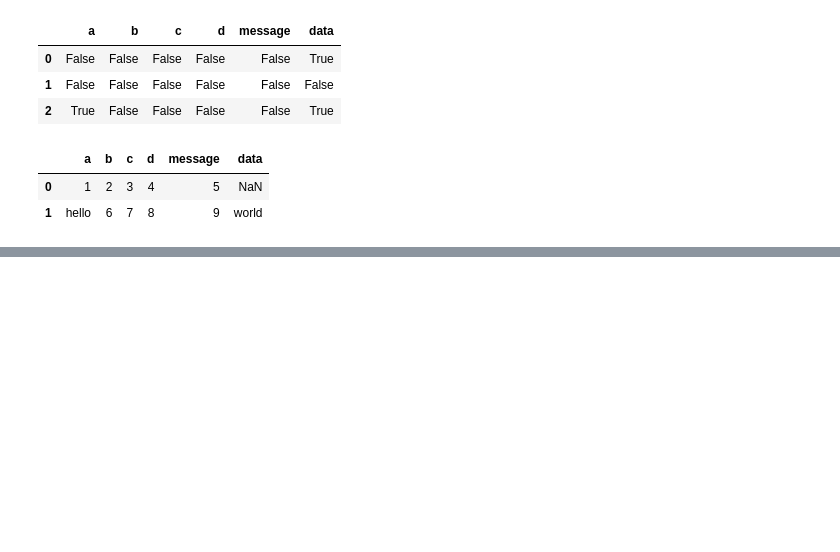
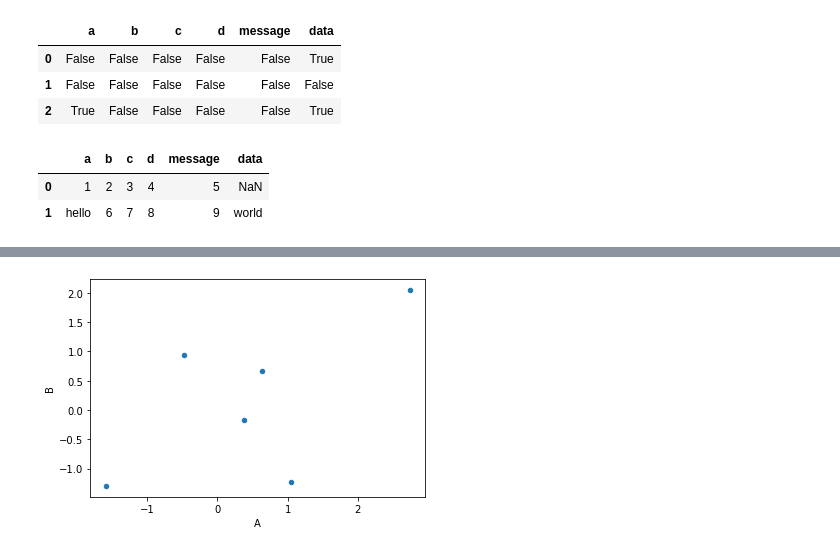
Before and after one commit to lllhhh/DeepLearningNotes, a Jupyter notebook: TXNLP/pandas.ipynb, the cells around one changed output, grey strips where cells are left out. Saved outputs shown, nothing was run; the diff lists cells and outputs as text; code cells hidden in the pictures; blank space fills up the shorter version.

```diff
--- a/TXNLP/pandas.ipynb
+++ b/TXNLP/pandas.ipynb
@@ -652,0 +689,5 @@ data.to_csv('files/data3.csv', sep='|')
+# %%
+import numpy as np
+dates = pd.date_range('20200101',periods=6)
+df = pd.DataFrame(np.random.randn(6,4), index=dates, columns=list('ABCD'))
+print(df)
@@ -652,0 +702,4 @@ data.to_csv('files/data3.csv', sep='|')
+# %%
+pl = df.plot(kind='scatter',x='A',y='B').get_figure()
+# %% [output]
+[figure, added]
```
Also changed, not shown: parts of 4 cells of this notebook, 2 other files.
